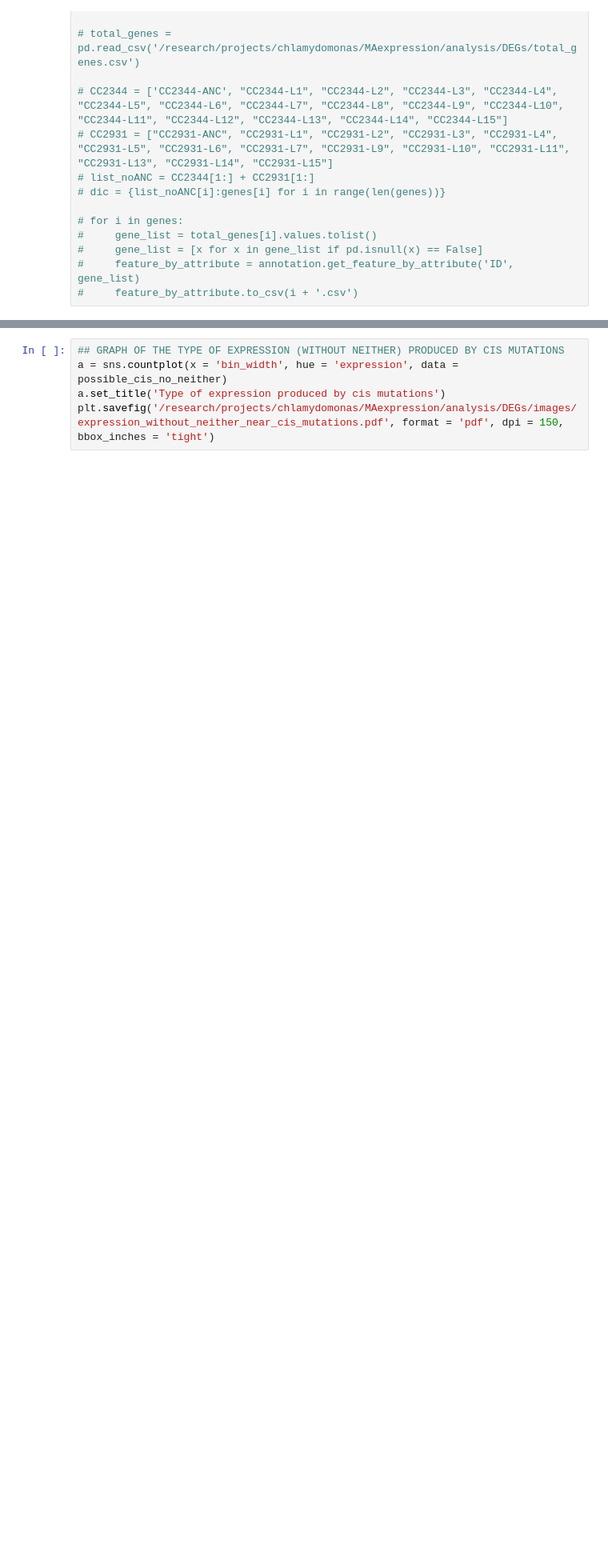
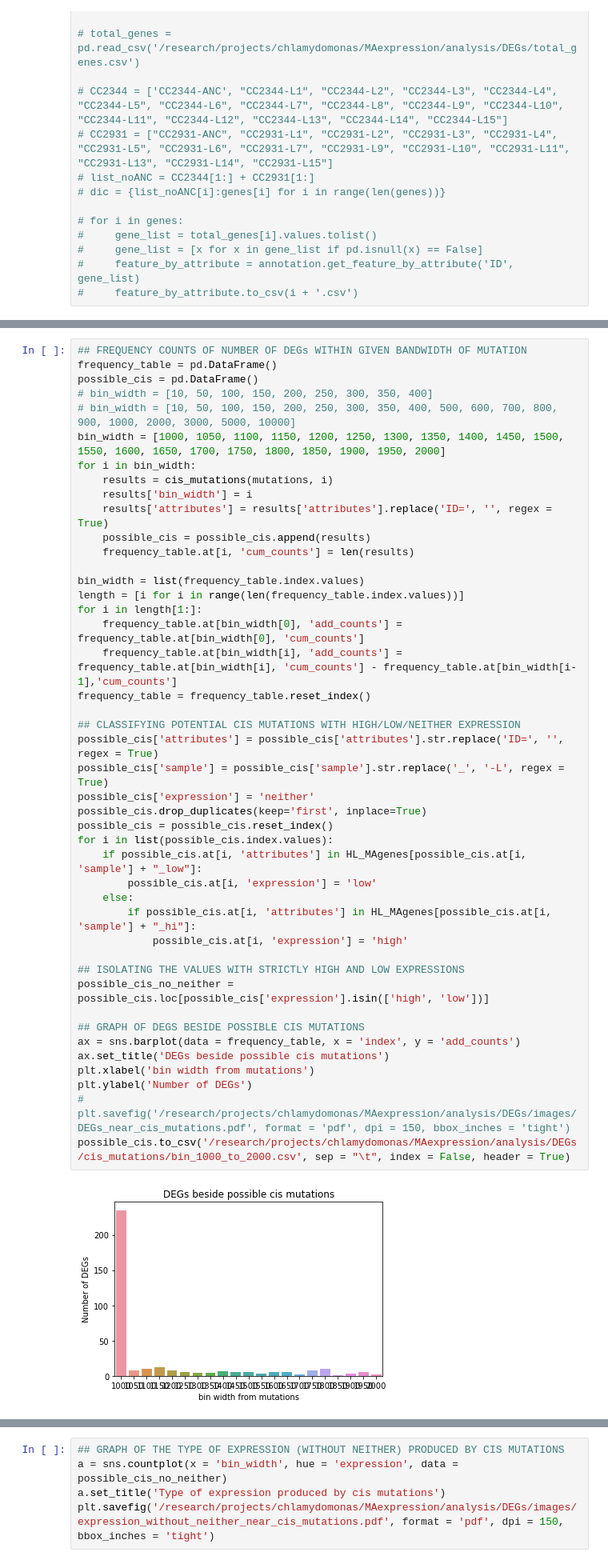
Before and after one commit to enibalogun/analysis, a Jupyter notebook: Mutational_Variance.ipynb, the cells around one changed output, grey strips where cells are left out. Shown: that part at 80% size. Cells and saved outputs as stored; diff of their text form; blank space fills up the shorter version.

```diff
--- a/Mutational_Variance.ipynb
+++ b/Mutational_Variance.ipynb
@@ -604,3 +1020,49 @@ plt.savefig('/research/projects/chlamydomonas/MAexpression/analysis/DEGs/images/
+# %%
+## FREQUENCY COUNTS OF NUMBER OF DEGs WITHIN GIVEN BANDWIDTH OF MUTATION
+frequency_table = pd.DataFrame()
+possible_cis = pd.DataFrame()
+# bin_width = [10, 50, 100, 150, 200, 250, 300, 350, 400]
+# bin_width = [10, 50, 100, 150, 200, 250, 300, 350, 400, 500, 600, 700, 800, 900, 1000, 2000, 3000, 5000, 10000]
+bin_width = [1000, 1050, 1100, 1150, 1200, 1250, 1300, 1350, 1400, 1450, 1500, 1550, 1600, 1650, 1700, 1750, 1800, 1850, 1900, 1950, 2000]
+for i in bin_width:
+    results = cis_mutations(mutations, i)
+    results['bin_width'] = i
+    results['attributes'] = results['attributes'].replace('ID=', '', regex = True)
+    possible_cis = possible_cis.append(results)
+    frequency_table.at[i, 'cum_counts'] = len(results)
+
+bin_width = list(frequency_table.index.values)
+length = [i for i in range(len(frequency_table.index.values))]
+for i in length[1:]:
+    frequency_table.at[bin_width[0], 'add_counts'] = frequency_table.at[bin_width[0], 'cum_counts']
+    frequency_table.at[bin_width[i], 'add_counts'] = frequency_table.at[bin_width[i], 'cum_counts'] - frequency_table.at[bin_width[i-1],'cum_counts']
+frequency_table = frequency_table.reset_index()
+
+## CLASSIFYING POTENTIAL CIS MUTATIONS WITH HIGH/LOW/NEITHER EXPRESSION
+possible_cis['attributes'] = possible_cis['attributes'].str.replace('ID=', '', regex = True)
+possible_cis['sample'] = possible_cis['sample'].str.replace('_', '-L', regex = True)
+possible_cis['expression'] = 'neither'
+possible_cis.drop_duplicates(keep='first', inplace=True)
+possible_cis = possible_cis.reset_index()
+for i in list(possible_cis.index.values):
+    if possible_cis.at[i, 'attributes'] in HL_MAgenes[possible_cis.at[i, 'sample'] + "_low"]:
+        possible_cis.at[i, 'expression'] = 'low'
+    else:
+        if possible_cis.at[i, 'attributes'] in HL_MAgenes[possible_cis.at[i, 'sample'] + "_hi"]:
+            possible_cis.at[i, 'expression'] = 'high'
+
+## ISOLATING THE VALUES WITH STRICTLY HIGH AND LOW EXPRESSIONS
+possible_cis_no_neither = possible_cis.loc[possible_cis['expression'].isin(['high', 'low'])]
+
+## GRAPH OF DEGS BESIDE POSSIBLE CIS MUTATIONS
+ax = sns.barplot(data = frequency_table, x = 'index', y = 'add_counts')
+ax.set_title('DEGs beside possible cis mutations')
+plt.xlabel('bin width from mutations')
+plt.ylabel('Number of DEGs')
+# plt.savefig('/research/projects/chlamydomonas/MAexpression/analysis/DEGs/images/DEGs_near_cis_mutations.pdf', format = 'pdf', dpi = 150, bbox_inches = 'tight')
+possible_cis.to_csv('/research/projects/chlamydomonas/MAexpression/analysis/DEGs/cis_mutations/bin_1000_to_2000.csv', sep = "\t", index = False, header = True)
+# %% [output]
+[figure, added]
 # %%
 ## GRAPH OF THE TYPE OF EXPRESSION PRODUCED BY CIS MUTATIONS
 ax = sns.countplot(x = 'bin_width', hue = 'expression', data = possible_cis)
```
Also changed, not shown: parts of 23 cells of this notebook.
